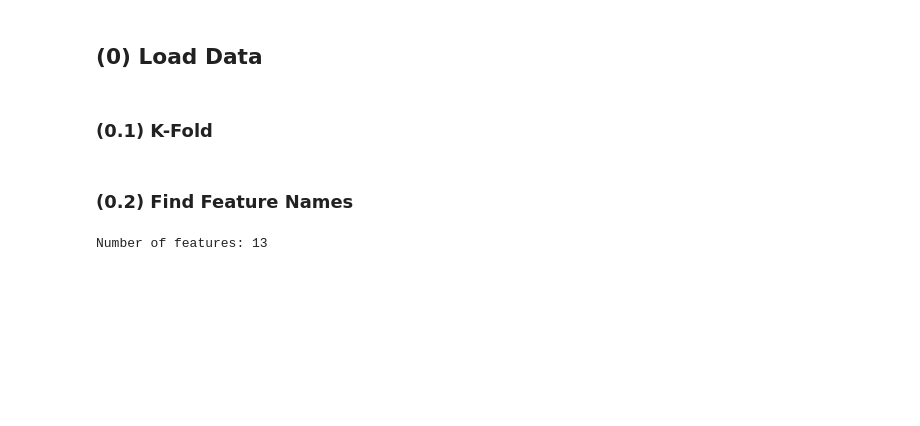
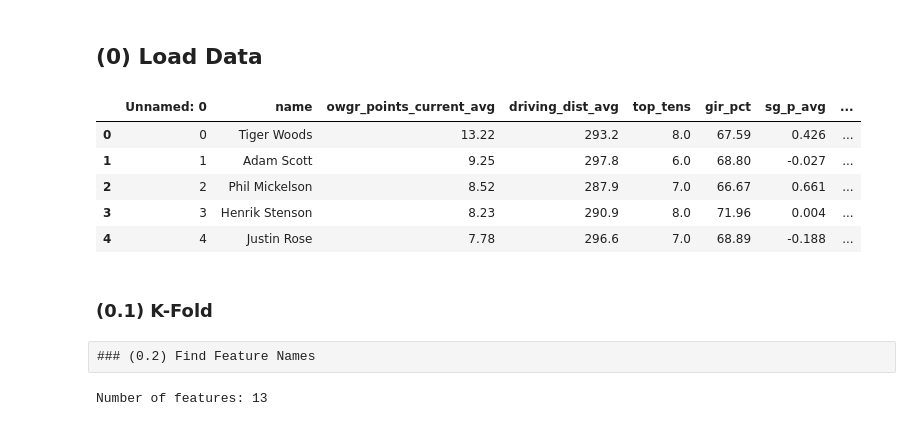
Before and after one commit to gjakubik/golfPredictor, a Jupyter notebook: model/golf_predictor_v1.ipynb, the cells around one changed output. Saved outputs shown, nothing was run; the diff lists cells and outputs as text; code cells hidden in the pictures; blank space fills up the shorter version.

```diff
--- a/model/golf_predictor_v1.ipynb
+++ b/model/golf_predictor_v1.ipynb
@@ -27,21 +27,29 @@ def convert_rank_to_class(raw_ans):
 # %%
 dfConv = dfRaw
 
 # drop label
 dfConv = dfConv.drop(["owgr_rank_year_plus_two"], axis=1)
 dfConv["owgr_rank_year_plus_two"] = dfRaw["owgr_rank_year_plus_two"]
 
 # remove all ranks greater than 300
 for index, row in dfConv.iterrows():
 
     if row["top_tens"] != row["top_tens"]: # https://stackoverflow.com/questions/944700/how-can-i-check-for-nan-values?rq=1
         dfConv.loc[index, "top_tens"] = 0.0
 
-    # remove all ranks greater than 300 and convert ranks to classes
+    # remove all ranks greater than 300
     if row["owgr_rank_year_plus_two"] > 300:
         dfConv.drop(index, inplace=True) #https://stackoverflow.com/questions/28876243/how-to-delete-the-current-row-in-pandas-dataframe-during-df-iterrows
-    else:
-        dfConv.loc[index, "owgr_rank_year_plus_two"] = convert_rank_to_class(row["owgr_rank_year_plus_two"]) # conver rank to class
+
+
+dfConv.head()
+# %% [output]
+|  | Unnamed: 0 | name | owgr_points_current_avg | driving_dist_avg | top_tens | gir_pct | sg_p_avg | ... |
+| 0 | 0 | Tiger Woods | 13.22 | 293.2 | 8.0 | 67.59 | 0.426 | ... |
+| 1 | 1 | Adam Scott | 9.25 | 297.8 | 6.0 | 68.80 | -0.027 | ... |
+| 2 | 2 | Phil Mickelson | 8.52 | 287.9 | 7.0 | 66.67 | 0.661 | ... |
+| 3 | 3 | Henrik Stenson | 8.23 | 290.9 | 8.0 | 71.96 | 0.004 | ... |
+| 4 | 4 | Justin Rose | 7.78 | 296.6 | 7.0 | 68.89 | -0.188 | ... |
 # %% [markdown]
 ### (0.1) K-Fold
 # %%
@@ -53,8 +61,8 @@ testSets = []
 for k in kf.split(dfConv):
     trainSets.append(dfConv.iloc[k[0]])
     testSets.append(dfConv.iloc[k[1]])
-# %% [markdown]
-### (0.2) Find Feature Names
+# %% [raw]
+### (0.2) Find Feature Names
 # %%
 featureNames = dfConv.columns[2:-1] # Skip ID, name, year, rounds, and rank as label
 nFeatures = featureNames.shape[0]
```
Also changed, not shown: parts of 17 cells of this notebook.
